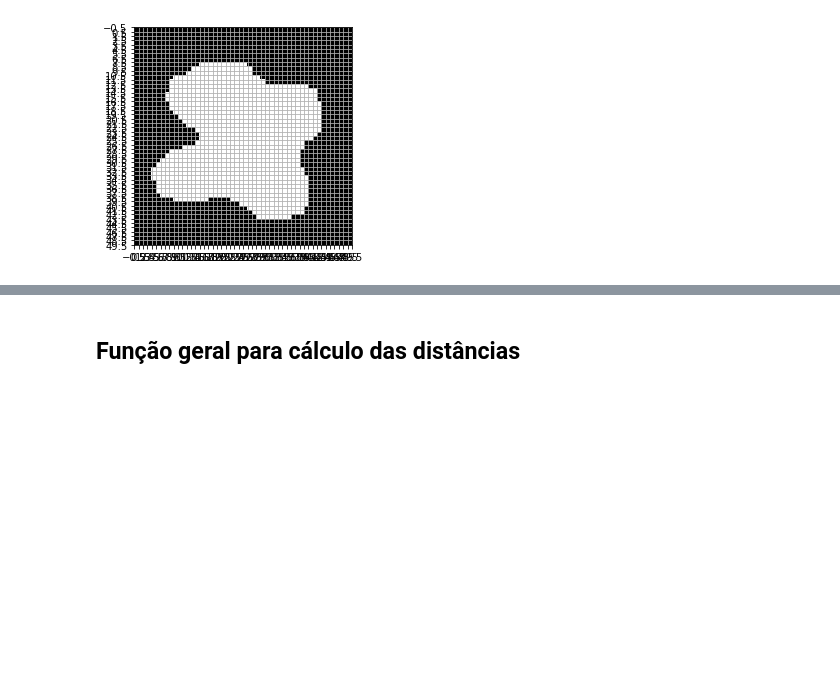
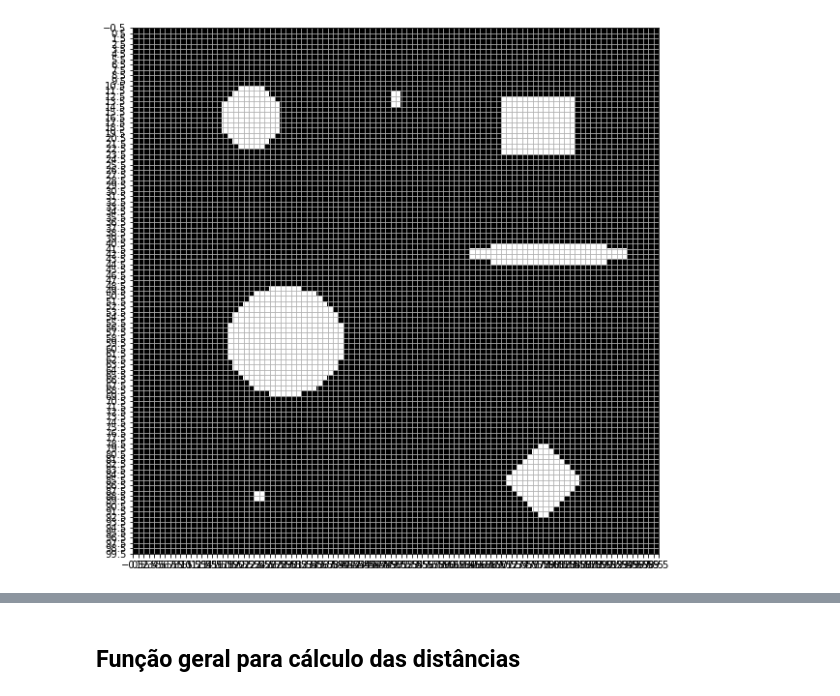
Before and after one commit to IvanCalvo/pdi, a Jupyter notebook: trabalho3/transformada_distancia_teste.ipynb, the cells around one changed output, grey strips where cells are left out. Saved outputs shown, nothing was run; the diff lists cells and outputs as text; code cells hidden in the pictures; blank space fills up the shorter version.

```diff
--- a/trabalho3/transformada_distancia_teste.ipynb
+++ b/trabalho3/transformada_distancia_teste.ipynb
@@ -4,15 +4,17 @@ import numpy as np
 # %%
 def imshow_with_grid(img):
     '''Plota imagem junto com uma grade para facilitar a visualização dos pixels'''
+    plt.figure(figsize=(10,10))
     plt.imshow(img, 'gray')
     plt.xticks(np.arange(-0.5, img.shape[1]+0.5))
     plt.yticks(np.arange(-0.5, img.shape[0]+0.5))
     plt.grid()
+    plt.show()
 # %%
-img = plt.imread('blob.tiff')
+img = plt.imread('componentes.tiff')
 # A imagem está no intervalo [0, 255], o comando abaixo é utilizado
 # para transformar a imagem para o tipo bool [False, True]
 img = img>0
 imshow_with_grid(img)
 # %% [output]
-[figure, old version]
+[figure, new version]
```
Also changed, not shown: parts of 5 cells of this notebook, 4 other files.
